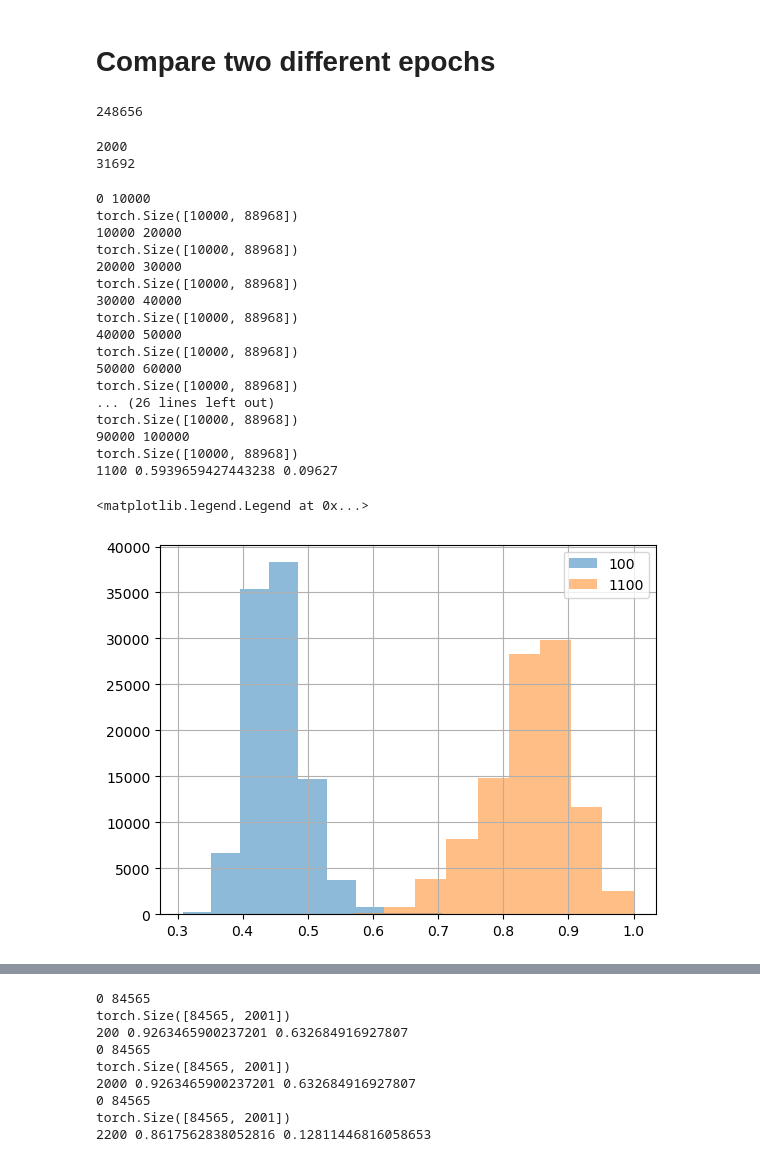
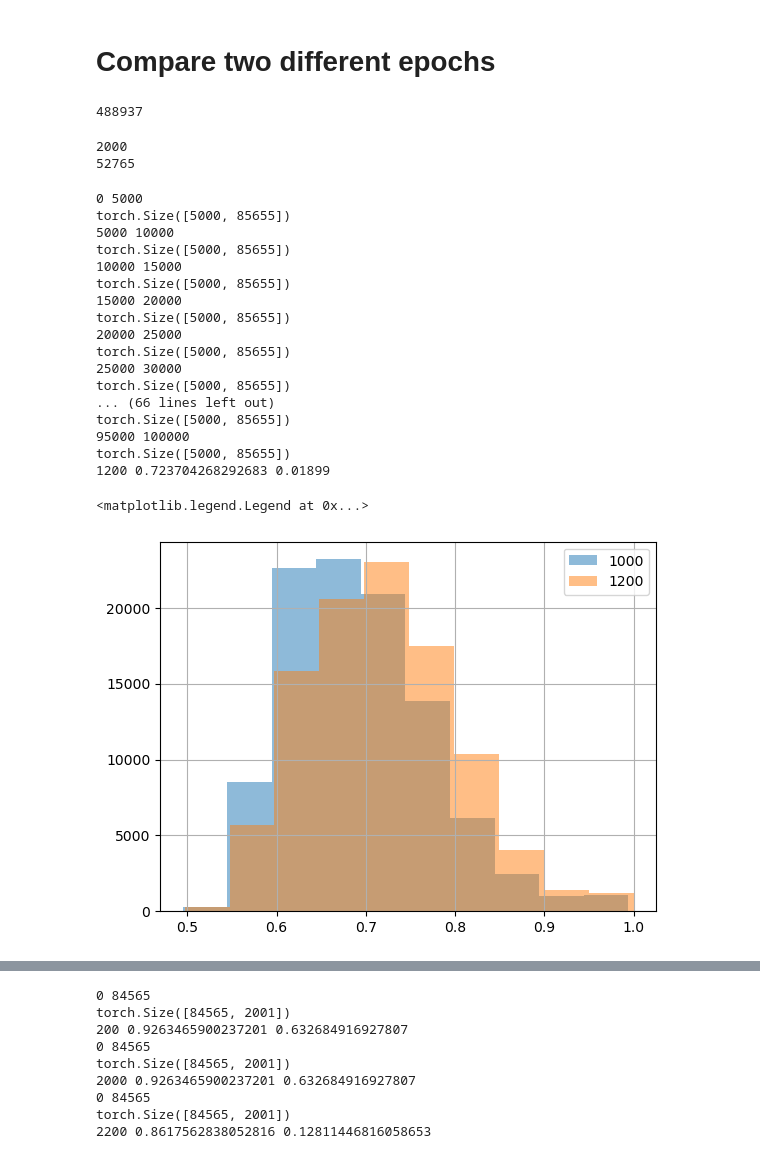
Before and after one commit to claracaste/exploration, a Jupyter notebook: MERCHANTS/Biencoder_checkpoint_evaluations.ipynb, the cells around one changed output, grey strips where cells are left out. Saved outputs shown, nothing was run; the diff lists cells and outputs as text; code cells hidden in the pictures.

Commit message:
folder name evaluation

```diff
--- a/MERCHANTS/Biencoder_checkpoint_evaluations.ipynb
+++ b/MERCHANTS/Biencoder_checkpoint_evaluations.ipynb
@@ -204,6 +184,6 @@ df_test[df_test['original_merchant_name_combined'] == 'Cash App']
 # %%
-df_merchants_counts = df_train['true_merchant_name_combined'].value_counts().to_frame()
+df_merchants_counts = df_train['original_merchant_name_combined'].value_counts().to_frame()
 df_merchants_counts.reset_index(drop=False, inplace=True)
-top_merchants  = df_merchants_counts[0:2000]['true_merchant_name_combined'].to_list()
+top_merchants  = df_merchants_counts[0:2000]['original_merchant_name_combined'].to_list()
 top_merchants
 # %% [output]
@@ -271,8 +248,8 @@ df_test.reset_index(drop=True, inplace=True)
 ds_test = Dataset.from_pandas(df_test[['true_label','description_combined_processed','merchant_name_combined']])
 ds_test = ds_test.rename_columns({"true_label": "score","description_combined_processed":"sentence1", "merchant_name_combined":"sentence2"})
 # %%
-imodel = 7
-istep = 1100
+imodel = 9
+istep = 1200
 model_name = f"/home/sagemaker-user/models/model{imodel}/checkpoint-{istep}"
 model = SentenceTransformer(model_name)
 # %%
@@ -292,7 +269,7 @@ df_test['true_merchant_name_combined'].nunique()
 # %% [output]
 2000
 # %%
-list_unique_merchants = df_train['true_merchant_name_combined'].unique()
+list_unique_merchants = df_train['original_merchant_name_combined'].unique()
 print(f"Number of unique merchant {len(list_unique_merchants)}")
 embeddings_merchants = model.encode(list_unique_merchants)
 embeddings_merchants.shape
@@ -376,47 +353,47 @@ def get_df_with_preds(df_test, imodel, istep, batch_size_pred):
 # %%
 df_test.shape[0]
 # %% [output]
-248656
+488937
 # %%
 print(df_test['true_merchant_name_combined'].nunique())
 print(df_test['merchant_name_combined'].nunique())
 # %% [output]
 2000
-31692
+52765
 # %%
-imodel = 7
+imodel = 9
 df_small = df_test.sample(100000).reset_index(drop=True)
 
-istep1 = 100
-batch_size_pred = 10000
+istep1 = 1000
+batch_size_pred = 5000
 th = 0.9
 df_test1, precision1, recall1 = get_df_with_preds(df_small, imodel, istep1, batch_size_pred)
 df_test1 = df_test1.copy(deep=True)
-istep2 = 1100
+istep2 = 1200
 df_test2, precision2, recall2 = get_df_with_preds(df_small, imodel, istep2, batch_size_pred)
 df_test1['pred_prob'].hist(alpha=0.5)
 df_test2['pred_prob'].hist(alpha=0.5)
 plt.legend([istep1,istep2])
 # %% [output]
-0 10000
-torch.Size([10000, 88968])
-10000 20000
-torch.Size([10000, 88968])
-20000 30000
-torch.Size([10000, 88968])
-30000 40000
-torch.Size([10000, 88968])
-40000 50000
-torch.Size([10000, 88968])
-50000 60000
-torch.Size([10000, 88968])
-... (26 lines left out)
-torch.Size([10000, 88968])
-90000 100000
-torch.Size([10000, 88968])
-1100 0.5939659427443238 0.09627
+0 5000
+torch.Size([5000, 85655])
+5000 10000
+torch.Size([5000, 85655])
+10000 15000
+torch.Size([5000, 85655])
+15000 20000
+torch.Size([5000, 85655])
+20000 25000
+torch.Size([5000, 85655])
+25000 30000
+torch.Size([5000, 85655])
+... (66 lines left out)
+torch.Size([5000, 85655])
+95000 100000
+torch.Size([5000, 85655])
+1200 0.723704268292683 0.01899
 <matplotlib.legend.Legend at 0x...>
-[figure, old version]
+[figure, new version]
 # %%
 imodel = 7
 istep1 = 800
```
Also changed, not shown: parts of 19 cells of this notebook.
